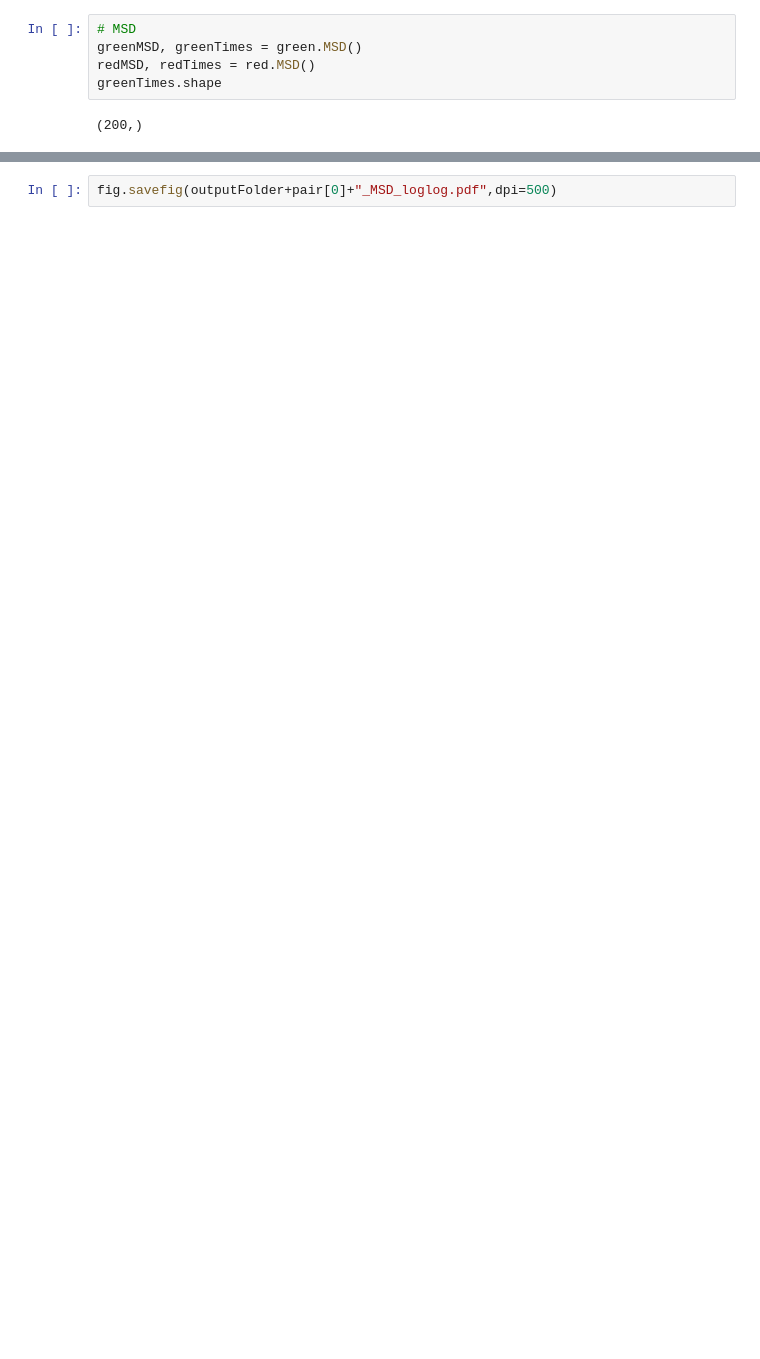
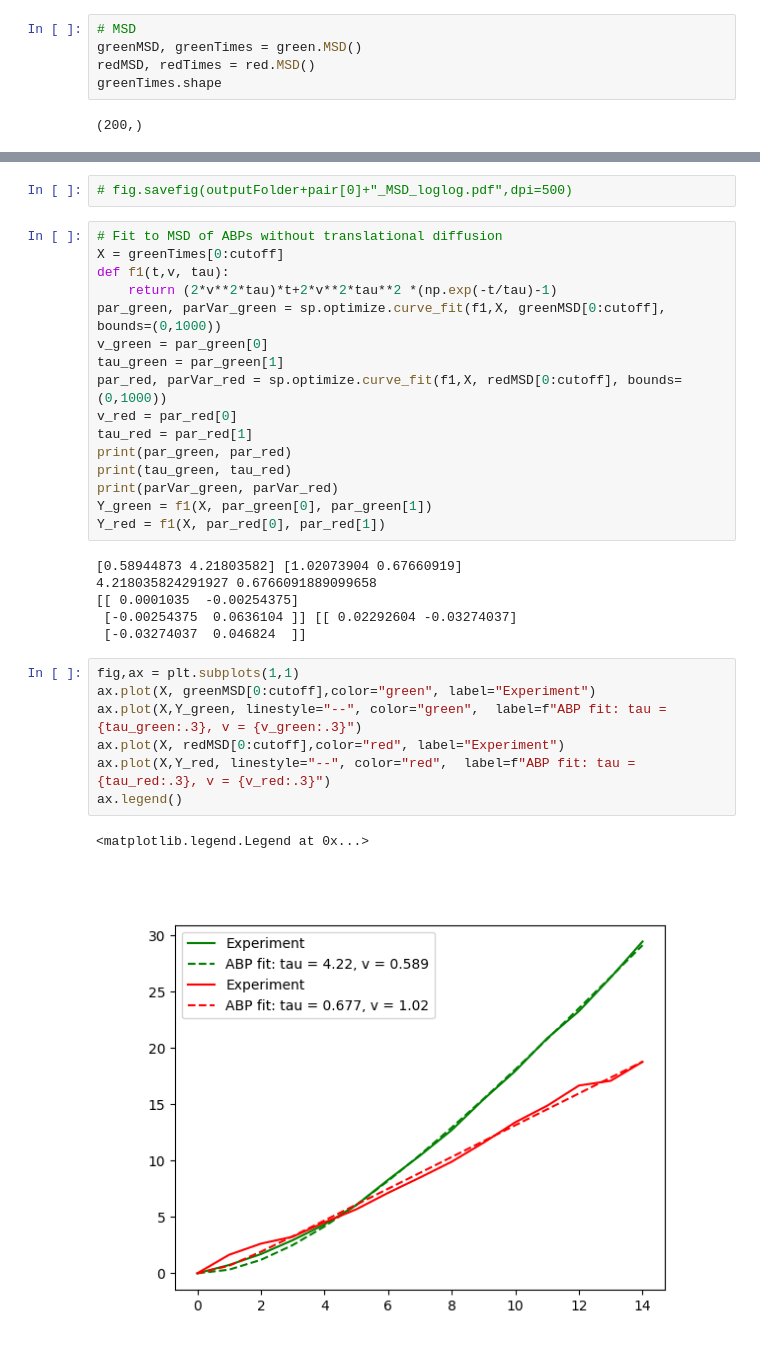
Before and after one commit to mb176/Cell-Tracking-Analysis, a Jupyter notebook: exp_analysis.ipynb, the cells around one changed output, grey strips where cells are left out. Cells and saved outputs as stored; diff of their text form; blank space fills up the shorter version.

```diff
--- a/exp_analysis.ipynb
+++ b/exp_analysis.ipynb
@@ -106,2 +116,34 @@ ax.loglog([greenTimes[1],greenTimes[cutoff]],[y0,y1],color='blue',
 # %%
-fig.savefig(outputFolder+pair[0]+"_MSD_loglog.pdf",dpi=500)
+# fig.savefig(outputFolder+pair[0]+"_MSD_loglog.pdf",dpi=500)
+# %%
+# Fit to MSD of ABPs without translational diffusion
+X = greenTimes[0:cutoff]
+def f1(t,v, tau):
+    return (2*v**2*tau)*t+2*v**2*tau**2 *(np.exp(-t/tau)-1)
+par_green, parVar_green = sp.optimize.curve_fit(f1,X, greenMSD[0:cutoff], bounds=(0,1000))
+v_green = par_green[0]
+tau_green = par_green[1]
+par_red, parVar_red = sp.optimize.curve_fit(f1,X, redMSD[0:cutoff], bounds=(0,1000))
+v_red = par_red[0]
+tau_red = par_red[1]
+print(par_green, par_red)
+print(tau_green, tau_red)
+print(parVar_green, parVar_red)
+Y_green = f1(X, par_green[0], par_green[1])
+Y_red = f1(X, par_red[0], par_red[1])
+# %% [output]
+[0.58944873 4.21803582] [1.02073904 0.67660919]
+4.218035824291927 0.6766091889099658
+[[ 0.0001035  -0.00254375]
+ [-0.00254375  0.0636104 ]] [[ 0.02292604 -0.03274037]
+ [-0.03274037  0.046824  ]]
+# %%
+fig,ax = plt.subplots(1,1)
+ax.plot(X, greenMSD[0:cutoff],color="green", label="Experiment")
+ax.plot(X,Y_green, linestyle="--", color="green",  label=f"ABP fit: tau = {tau_green:.3}, v = {v_green:.3}")
+ax.plot(X, redMSD[0:cutoff],color="red", label="Experiment")
+ax.plot(X,Y_red, linestyle="--", color="red",  label=f"ABP fit: tau = {tau_red:.3}, v = {v_red:.3}")
+ax.legend()
+# %% [output]
+<matplotlib.legend.Legend at 0x...>
+[figure, added]
```
Also changed, not shown: parts of 25 cells of this notebook, 13 other files.
